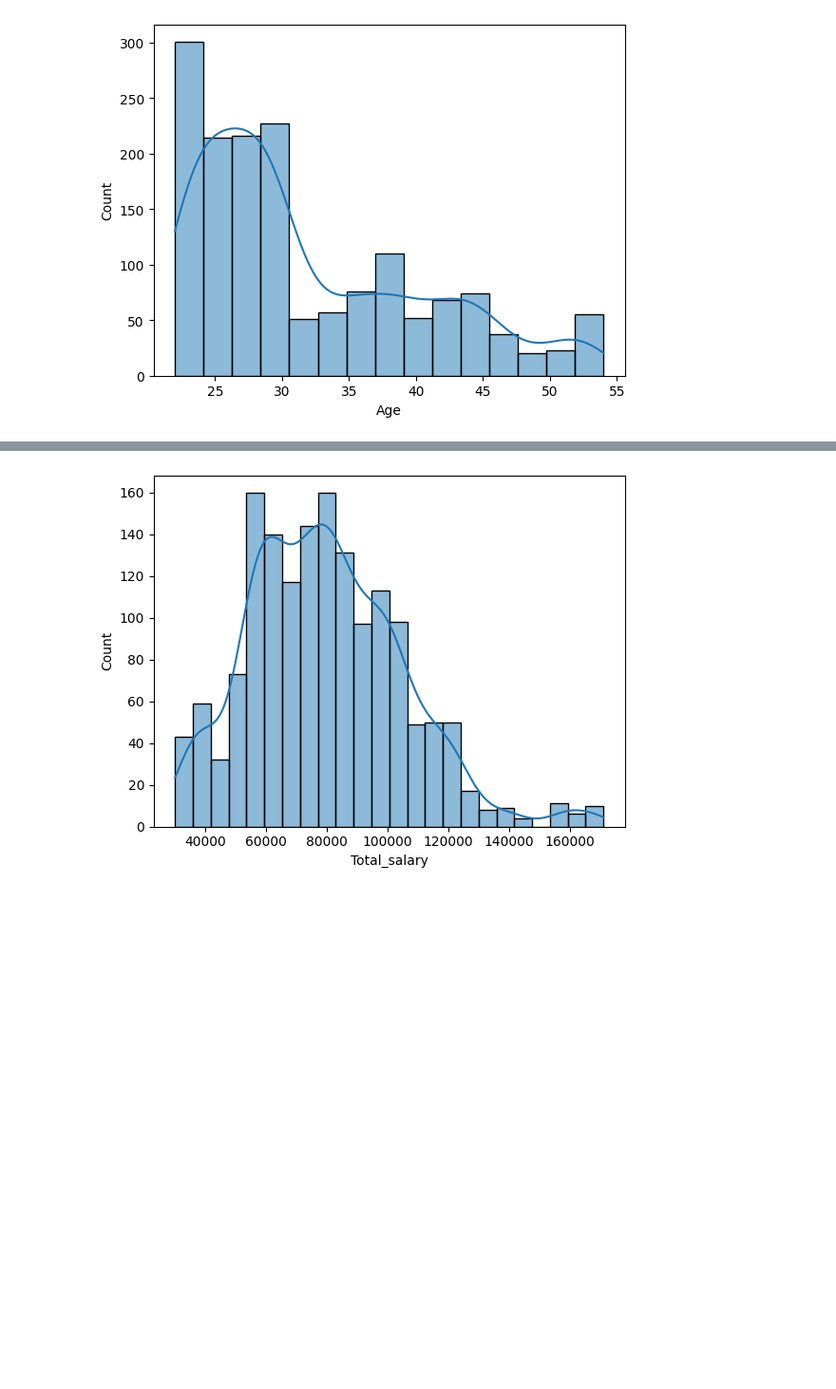
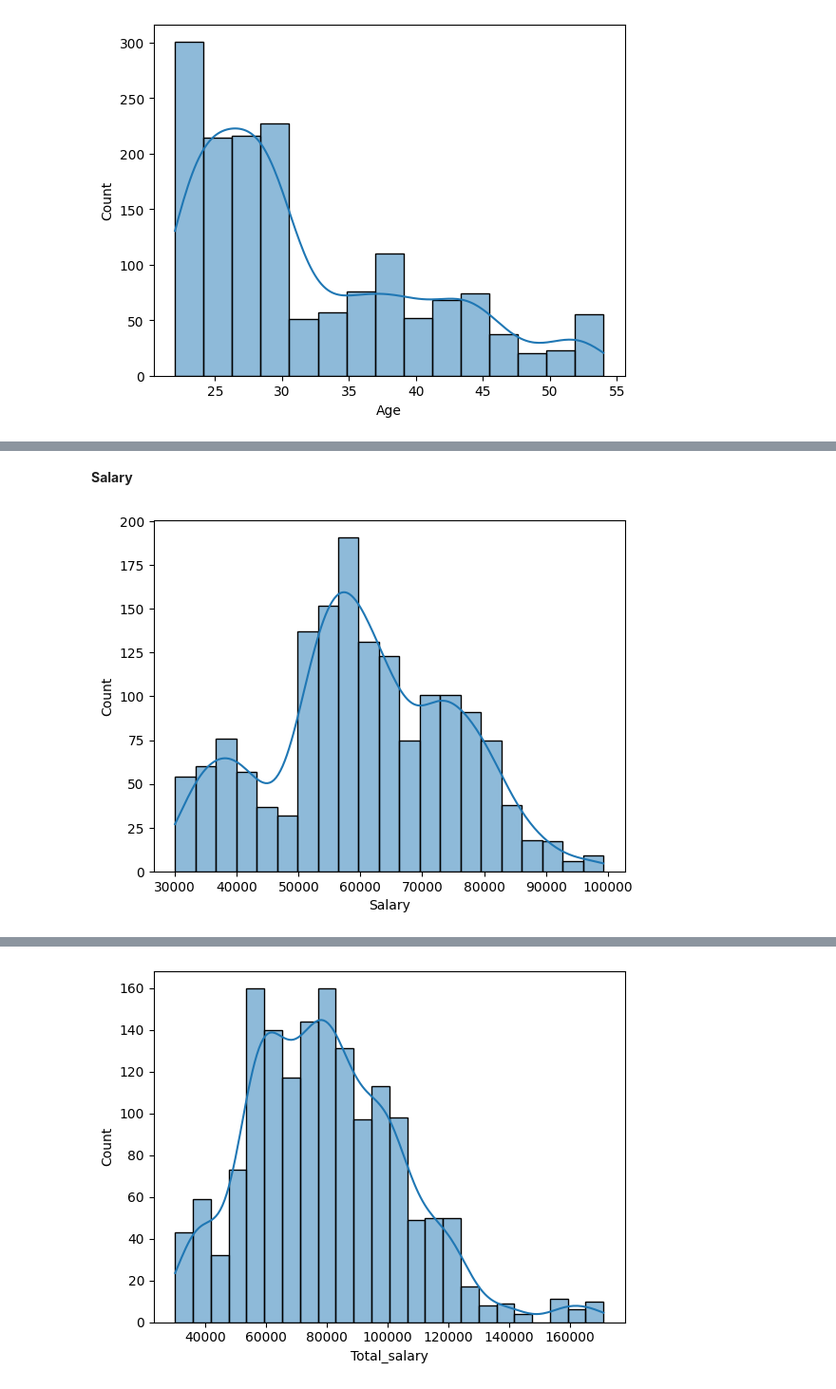
Before and after one commit to sijojoy186/LearnPython, a Jupyter notebook: Projects/AustoAutomobiles.ipynb, the cells around one changed output, grey strips where cells are left out. Shown at 95% size. Drawn from its saved outputs; the diff is of its cells as text; code cells hidden in the pictures; blank space fills up the shorter version.

```diff
--- a/Projects/AustoAutomobiles.ipynb
+++ b/Projects/AustoAutomobiles.ipynb
@@ -218,0 +236,7 @@ sns.histplot(data=df, x='Age',kde=True);
+# %% [markdown]
+
+**Salary**
+# %%
+sns.histplot(data=df, x='Salary', kde=True);
+# %% [output]
+[figure, added]
```
Also changed, not shown: parts of 40 cells of this notebook.
